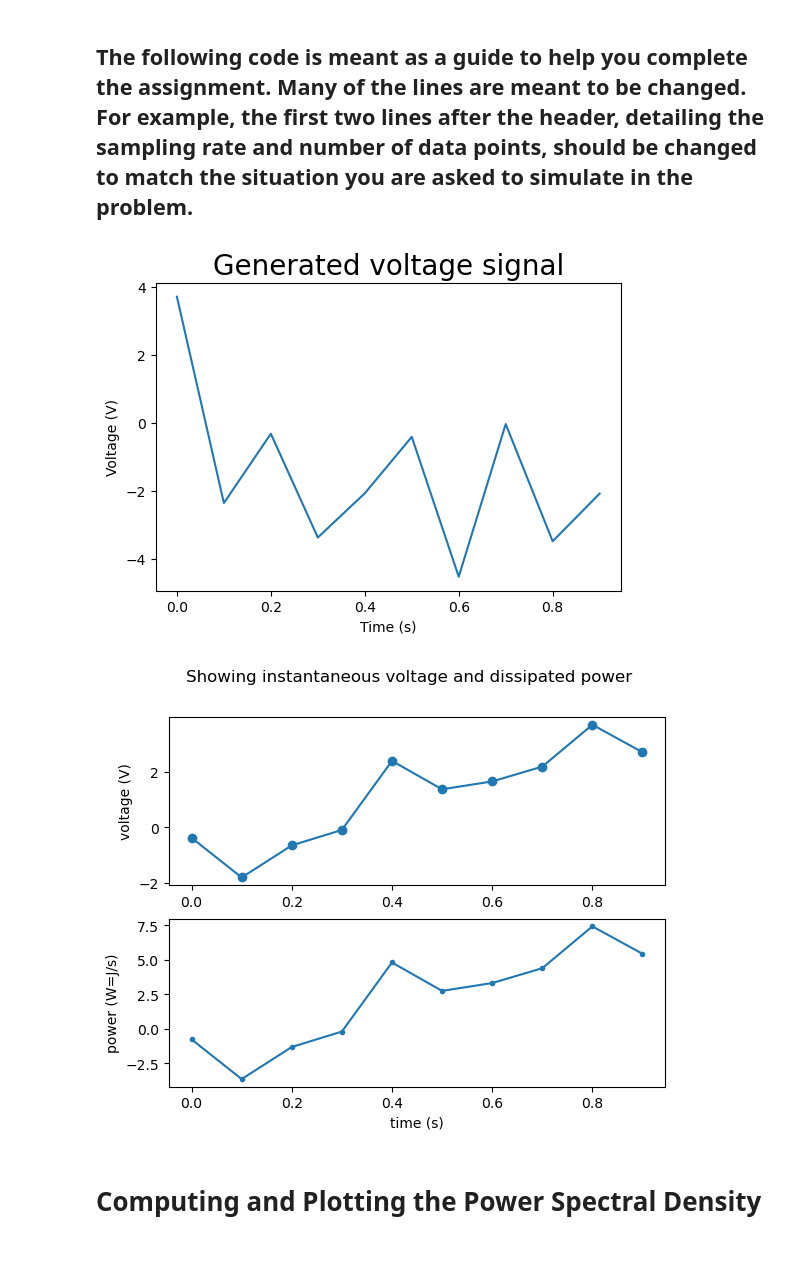
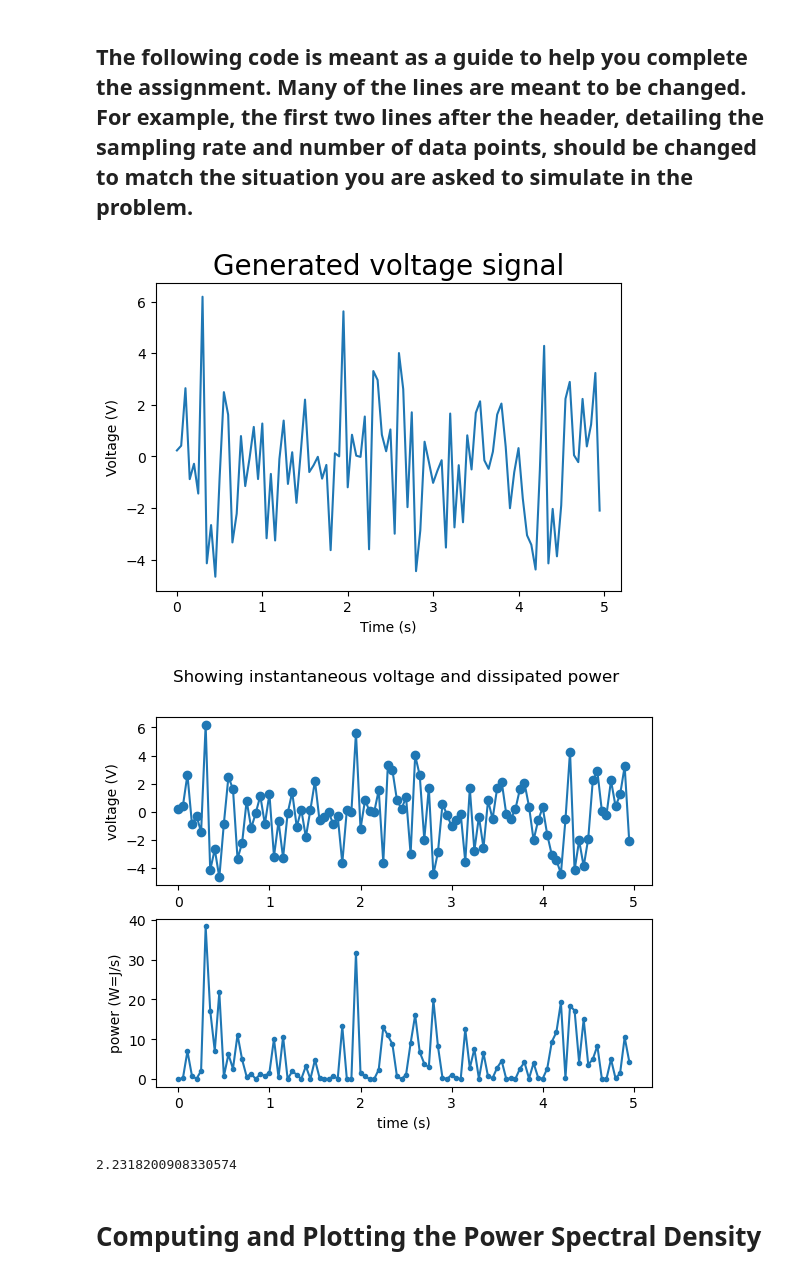
Before and after one commit to loganmachale/PHYS-309, a Jupyter notebook: PowerSpectra_Lec1005.ipynb, the cells around one changed output. Saved outputs shown, nothing was run; the diff lists cells and outputs as text; code cells hidden in the pictures.

```diff
--- a/PowerSpectra_Lec1005.ipynb
+++ b/PowerSpectra_Lec1005.ipynb
@@ -6,8 +6,8 @@ import numpy as np
 import matplotlib.pyplot as plt
 import math
 # %%
-fs = 10 # Sampling rate
-N = 10 # Number of Data Points
+fs = 20 # Sampling rate
+N = 100 # Number of Data Points
 
 time = np.arange(N) / fs  # total signal time is num of points / sampling rate
 
@@ -23,30 +23,36 @@ plt.ylabel('Voltage (V)')
 
 plt.show()
 # %% [output]
-[figure, old version]
+[figure, new version]
 # %%
 # Now suppose this voltage signal (which is changing stepwise in time) is applied across a resistor of resistance R.
 # Modify this code to calculate the power at each moment in time (again you may assume it changes stepwise).
 
 R=1 #We'll use a resistor of 1 ohm for now
-power = 2*v #this expression is wrong, make it correct to calculate
+power = v ** 2 / R #this expression is wrong, make it correct to calculate
             #the power (in Joules) dissipated at each moment in time when the voltage v(time) is applied
             #across a resistor of resistance R.  Hint: how do you calculate Joule heating for voltage v and resistance r?
 
 fig, (ax1, ax2) = plt.subplots(2, 1)
 fig.suptitle('Showing instantaneous voltage and dissipated power')
 
 ax1.plot(time, v, 'o-')
 ax1.set_ylabel('voltage (V)')
 
 ax2.plot(time, power, '.-')
 ax2.set_ylabel('power (W=J/s)')
 ax2.set_xlabel('time (s)')
 
 
 plt.show()
 # %% [output]
-[figure, old version]
+[figure, new version]
+# %%
+v_rms = np.sqrt(np.mean(power))
+
+v_rms
+# %% [output]
+2.2318200908330574
 # %% [markdown]
 # Computing and Plotting the Power Spectral Density
 # %%
```
Also changed, not shown: parts of 3 cells of this notebook.
